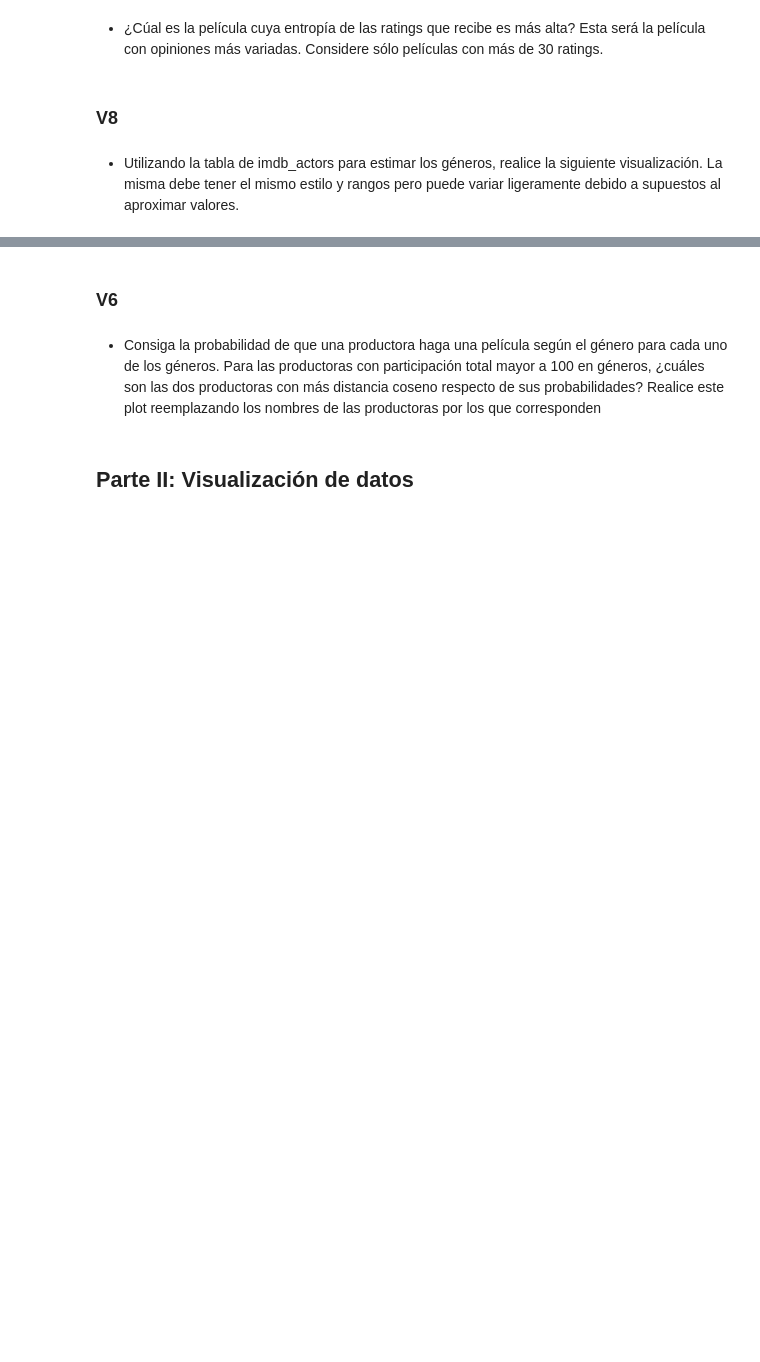
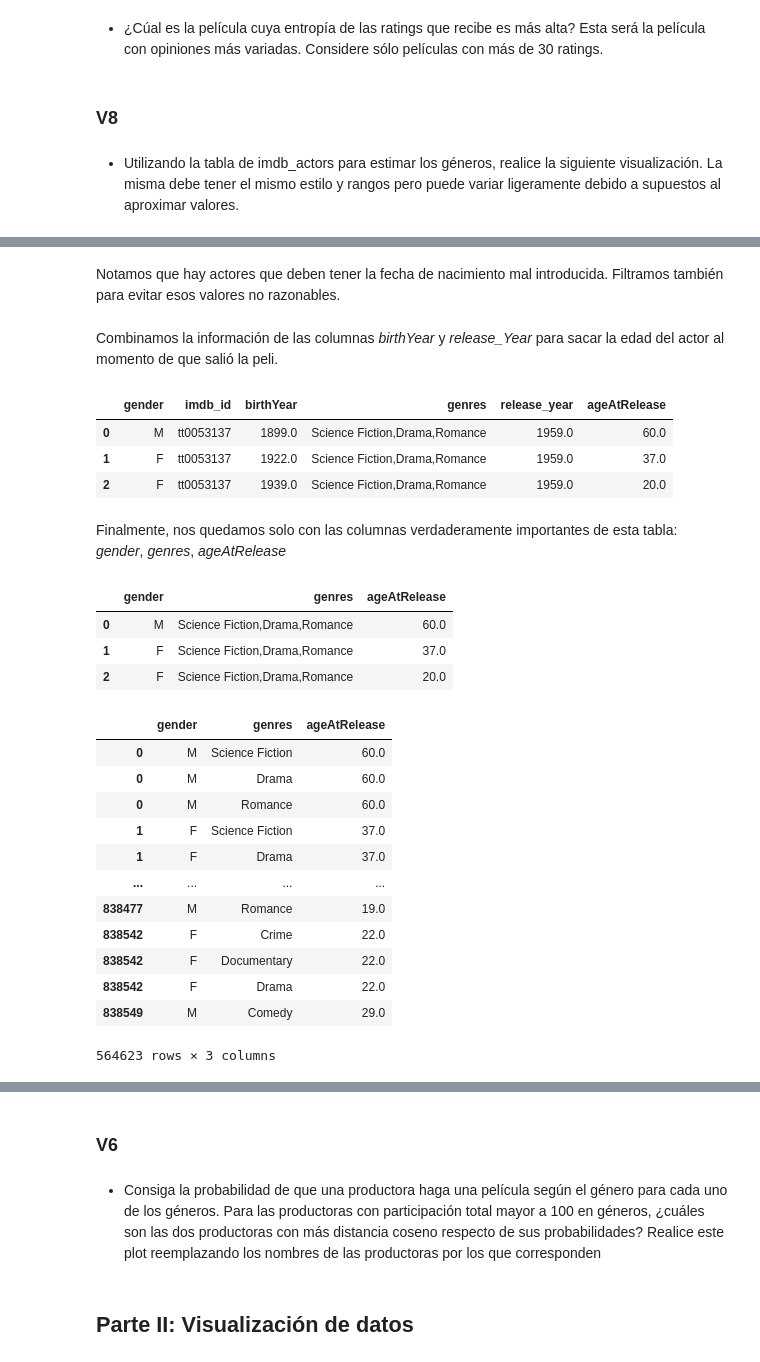
Before and after one commit to Nacho2904/orga_de_datos, a Jupyter notebook: tp_1.ipynb, the cells around one changed output, grey strips where cells are left out. Saved outputs shown, nothing was run; the diff lists cells and outputs as text; code cells hidden in the pictures; blank space fills up the shorter version.

```diff
--- a/tp_1.ipynb
+++ b/tp_1.ipynb
@@ -581,0 +715,4 @@ Con eso ya resolvimos el problema de encontrar la probabilidad por cada género.
+# %%
+df_movies_and_actors["birthYear"] = pd.to_numeric(df_movies_and_actors["birthYear"], errors = "coerce")
+df_movies_and_actors = df_movies_and_actors[df_movies_and_actors["birthYear"].notnull()]
+df_movies_and_actors["birthYear"].unique()
@@ -581,0 +740,2 @@ Con eso ya resolvimos el problema de encontrar la probabilidad por cada género.
+# %% [markdown]
+Notamos que hay actores que deben tener la fecha de nacimiento mal introducida. Filtramos también para evitar esos valores no razonables.
@@ -581,0 +744,38 @@ Con eso ya resolvimos el problema de encontrar la probabilidad por cada género.
+# %% [markdown]
+Combinamos la información de las columnas *birthYear* y *release_Year* para sacar la edad del actor al momento de que salió la peli.
+# %%
+df_movies_and_actors["ageAtRelease"] = df_movies_and_actors["release_year"] - df_movies_and_actors["birthYear"]
+df_movies_and_actors.head(3)
+# %% [output]
+|  | gender | imdb_id | birthYear | genres | release_year | ageAtRelease |
+| 0 | M | tt0053137 | 1899.0 | Science Fiction,Drama,Romance | 1959.0 | 60.0 |
+| 1 | F | tt0053137 | 1922.0 | Science Fiction,Drama,Romance | 1959.0 | 37.0 |
+| 2 | F | tt0053137 | 1939.0 | Science Fiction,Drama,Romance | 1959.0 | 20.0 |
+# %% [markdown]
+Finalmente, nos quedamos solo con las columnas verdaderamente importantes de esta tabla: *gender*, *genres*, *ageAtRelease*
+# %%
+df_movies_and_actors_filtered = df_movies_and_actors[["gender", "genres", "ageAtRelease"]]
+df_movies_and_actors_filtered.head(3)
+# %% [output]
+|  | gender | genres | ageAtRelease |
+| 0 | M | Science Fiction,Drama,Romance | 60.0 |
+| 1 | F | Science Fiction,Drama,Romance | 37.0 |
+| 2 | F | Science Fiction,Drama,Romance | 20.0 |
+# %%
+separate_genres = lambda genre: genre.split(',')
+df_movies_and_actors_filtered["genres"] = df_movies_and_actors_filtered["genres"].map(separate_genres)
+df_movies_and_actors_filtered = df_movies_and_actors_filtered.explode("genres")
+# %% [output]
+|  | gender | genres | ageAtRelease |
+| 0 | M | Science Fiction | 60.0 |
+| 0 | M | Drama | 60.0 |
+| 0 | M | Romance | 60.0 |
+| 1 | F | Science Fiction | 37.0 |
+| 1 | F | Drama | 37.0 |
+| ... | ... | ... | ... |
+| 838477 | M | Romance | 19.0 |
+| 838542 | F | Crime | 22.0 |
+| 838542 | F | Documentary | 22.0 |
+| 838542 | F | Drama | 22.0 |
+| 838549 | M | Comedy | 29.0 |
+564623 rows × 3 columns
```
Also changed, not shown: parts of 24 cells of this notebook.
